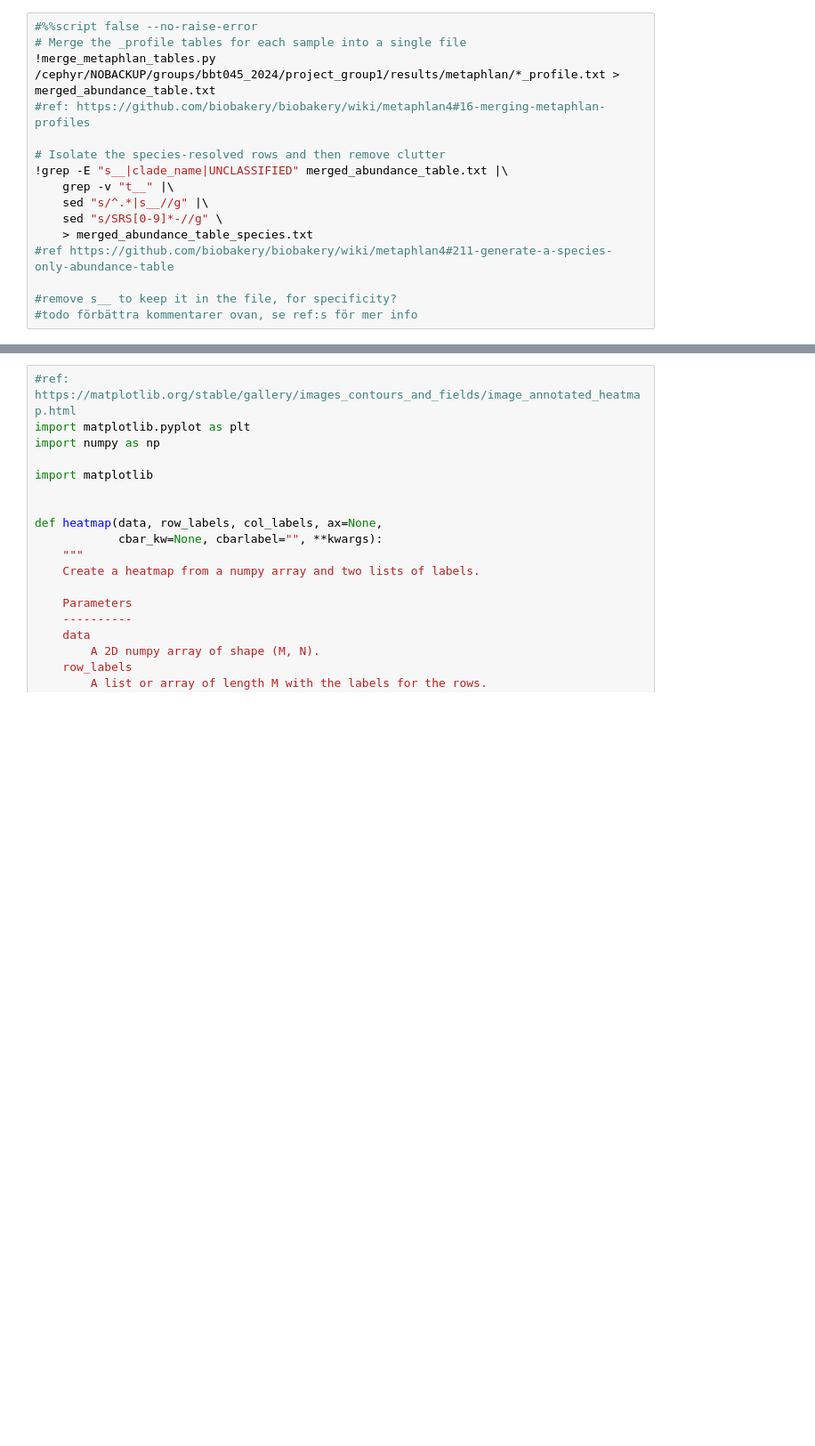
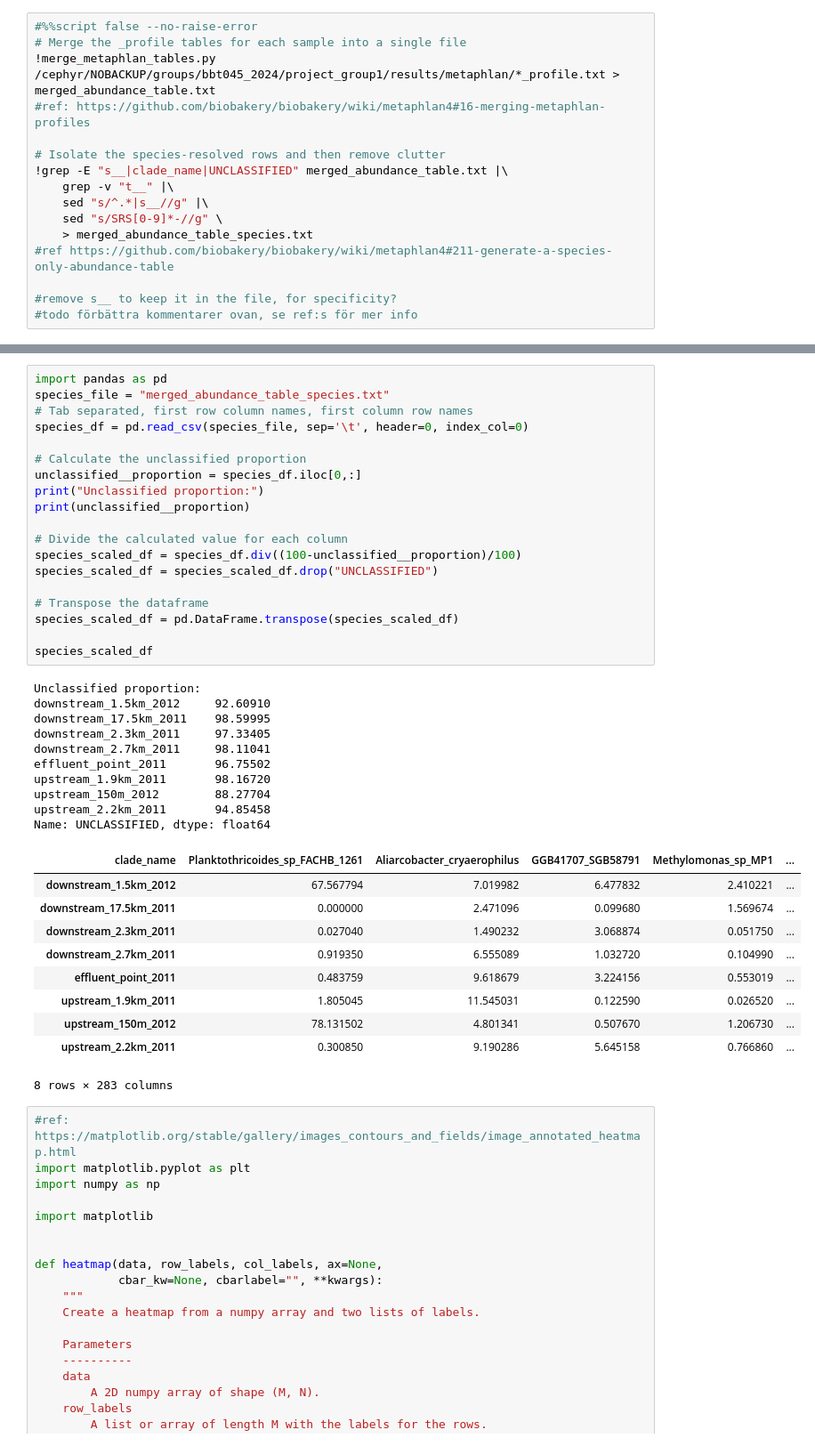
Before and after one commit to blomfelt/BBT045_Project, a Jupyter notebook: Project_group1.ipynb, the cells around one changed output, grey strips where cells are left out. Shown at 89% size. Cells and saved outputs as stored; diff of their text form; blank space fills up the shorter version.

```diff
--- a/Project_group1.ipynb
+++ b/Project_group1.ipynb
@@ -295,3 +193,43 @@ species_df
+# %%
+import pandas as pd
+species_file = "merged_abundance_table_species.txt"
+# Tab separated, first row column names, first column row names
+species_df = pd.read_csv(species_file, sep='\t', header=0, index_col=0)
+
+# Calculate the unclassified proportion
+unclassified__proportion = species_df.iloc[0,:]
+print("Unclassified proportion:")
+print(unclassified__proportion)
+
+# Divide the calculated value for each column
+species_scaled_df = species_df.div((100-unclassified__proportion)/100)
+species_scaled_df = species_scaled_df.drop("UNCLASSIFIED")
+
+# Transpose the dataframe
+species_scaled_df = pd.DataFrame.transpose(species_scaled_df)
+
+species_scaled_df
+# %% [output]
+Unclassified proportion:
+downstream_1.5km_2012     92.60910
+downstream_17.5km_2011    98.59995
+downstream_2.3km_2011     97.33405
+downstream_2.7km_2011     98.11041
+effluent_point_2011       96.75502
+upstream_1.9km_2011       98.16720
+upstream_150m_2012        88.27704
+upstream_2.2km_2011       94.85458
+Name: UNCLASSIFIED, dtype: float64
+| clade_name | Planktothricoides_sp_FACHB_1261 | Aliarcobacter_cryaerophilus | GGB41707_SGB58791 | Methylomonas_sp_MP1 | ... |
+| downstream_1.5km_2012 | 67.567794 | 7.019982 | 6.477832 | 2.410221 | ... |
+| downstream_17.5km_2011 | 0.000000 | 2.471096 | 0.099680 | 1.569674 | ... |
+| downstream_2.3km_2011 | 0.027040 | 1.490232 | 3.068874 | 0.051750 | ... |
+| downstream_2.7km_2011 | 0.919350 | 6.555089 | 1.032720 | 0.104990 | ... |
+| effluent_point_2011 | 0.483759 | 9.618679 | 3.224156 | 0.553019 | ... |
+| upstream_1.9km_2011 | 1.805045 | 11.545031 | 0.122590 | 0.026520 | ... |
+| upstream_150m_2012 | 78.131502 | 4.801341 | 0.507670 | 1.206730 | ... |
+| upstream_2.2km_2011 | 0.300850 | 9.190286 | 5.645158 | 0.766860 | ... |
+8 rows × 283 columns
 # %%
 #ref: https://matplotlib.org/stable/gallery/images_contours_and_fields/image_annotated_heatmap.html
 import matplotlib.pyplot as plt
```
Also changed, not shown: parts of 6 cells of this notebook.
